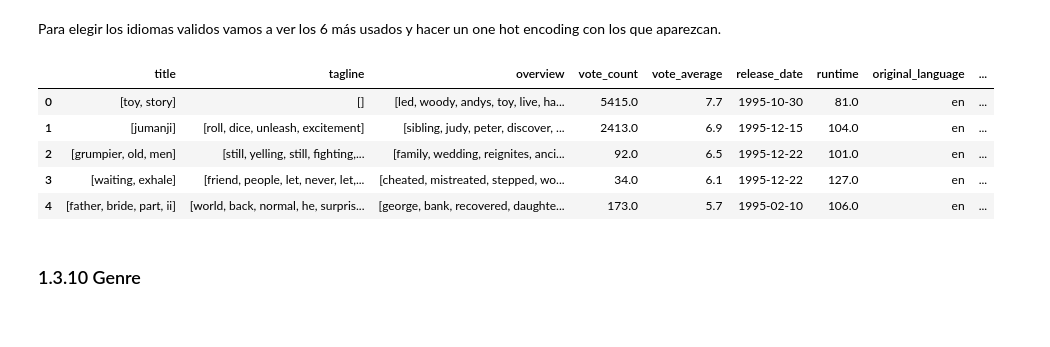
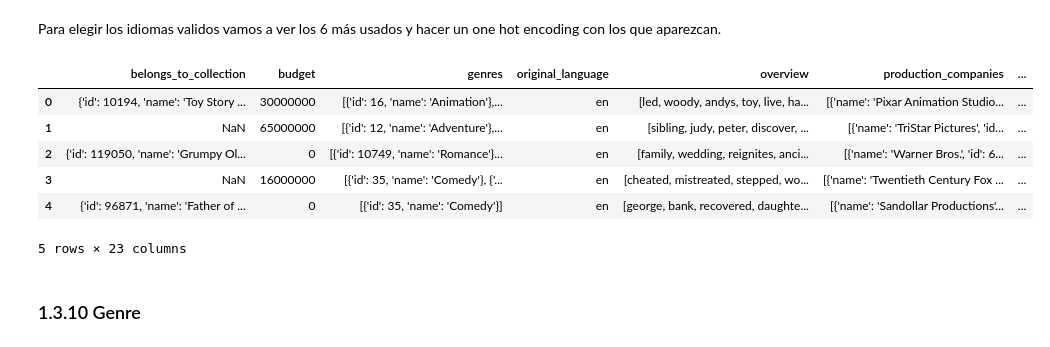
Before and after one commit to hectorms86/mineria-datos, a Jupyter notebook: 1_Preproceso.ipynb, the cells around one changed output. Saved outputs shown, nothing was run; the diff lists cells and outputs as text; code cells hidden in the pictures.

```diff
--- a/1_Preproceso.ipynb
+++ b/1_Preproceso.ipynb
@@ -280,9 +291,9 @@ Eliminamos las filas con valores nulos y se borran los que tienen valor 0 porque
 # %%
 '''RUNTIME'''
 
-preprocessed["runtime"] = df.drop(df[df.runtime.isna()].index, inplace=False)["runtime"]
-preprocessed = preprocessed[preprocessed.runtime >= 1]
-preprocessed["runtime"].head()
+df["runtime"] = df.drop(df[df.runtime.isna()].index, inplace=False)["runtime"]
+df = df[df.runtime >= 1]
+df["runtime"].head()
 # %% [output]
 0     81.0
 1    104.0
@@ -360,20 +371,3 @@ def treat_languages(df, best_languages):
                     df.iloc[i, df.columns.get_loc(f'spoken_lang_other')] = 1
         except:
             continue
-
-
-lang_counts = language_counts(df["spoken_languages"])
-lang_valid = [lang_counts[i][0] for i in range(7)]
-lang_valid.append("other")
-
-preprocessed['spoken_languages'] = df['spoken_languages']
-treat_languages(preprocessed, lang_valid)
-preprocessed.drop(['spoken_languages'], axis=1, inplace=True)
-preprocessed.head()
-# %% [output]
-|  | title | tagline | overview | vote_count | vote_average | release_date | runtime | original_language | ... |
-| 0 | [toy, story] | [] | [led, woody, andys, toy, live, ha... | 5415.0 | 7.7 | 1995-10-30 | 81.0 | en | ... |
-| 1 | [jumanji] | [roll, dice, unleash, excitement] | [sibling, judy, peter, discover, ... | 2413.0 | 6.9 | 1995-12-15 | 104.0 | en | ... |
-| 2 | [grumpier, old, men] | [still, yelling, still, fighting,... | [family, wedding, reignites, anci... | 92.0 | 6.5 | 1995-12-22 | 101.0 | en | ... |
-| 3 | [waiting, exhale] | [friend, people, let, never, let,... | [cheated, mistreated, stepped, wo... | 34.0 | 6.1 | 1995-12-22 | 127.0 | en | ... |
-| 4 | [father, bride, part, ii] | [world, back, normal, he, surpris... | [george, bank, recovered, daughte... | 173.0 | 5.7 | 1995-02-10 | 106.0 | en | ... |
@@ -380,3 +378,15 @@ preprocessed.head()
+# %%
+treat_languages(df, lang_valid)
+df.drop(['spoken_languages'], axis=1, inplace=True)
+df.head()
+# %% [output]
+|  | belongs_to_collection | budget | genres | original_language | overview | production_companies | ... |
+| 0 | {'id': 10194, 'name': 'Toy Story ... | 30000000 | [{'id': 16, 'name': 'Animation'},... | en | [led, woody, andys, toy, live, ha... | [{'name': 'Pixar Animation Studio... | ... |
+| 1 | NaN | 65000000 | [{'id': 12, 'name': 'Adventure'},... | en | [sibling, judy, peter, discover, ... | [{'name': 'TriStar Pictures', 'id... | ... |
+| 2 | {'id': 119050, 'name': 'Grumpy Ol... | 0 | [{'id': 10749, 'name': 'Romance'}... | en | [family, wedding, reignites, anci... | [{'name': 'Warner Bros.', 'id': 6... | ... |
+| 3 | NaN | 16000000 | [{'id': 35, 'name': 'Comedy'}, {'... | en | [cheated, mistreated, stepped, wo... | [{'name': 'Twentieth Century Fox ... | ... |
+| 4 | {'id': 96871, 'name': 'Father of ... | 0 | [{'id': 35, 'name': 'Comedy'}] | en | [george, bank, recovered, daughte... | [{'name': 'Sandollar Productions'... | ... |
+5 rows × 23 columns
 # %% [markdown]
 ### 1.3.10 Genre
 # %% [markdown]
```
Also changed, not shown: parts of 39 cells of this notebook, 6 other files.
